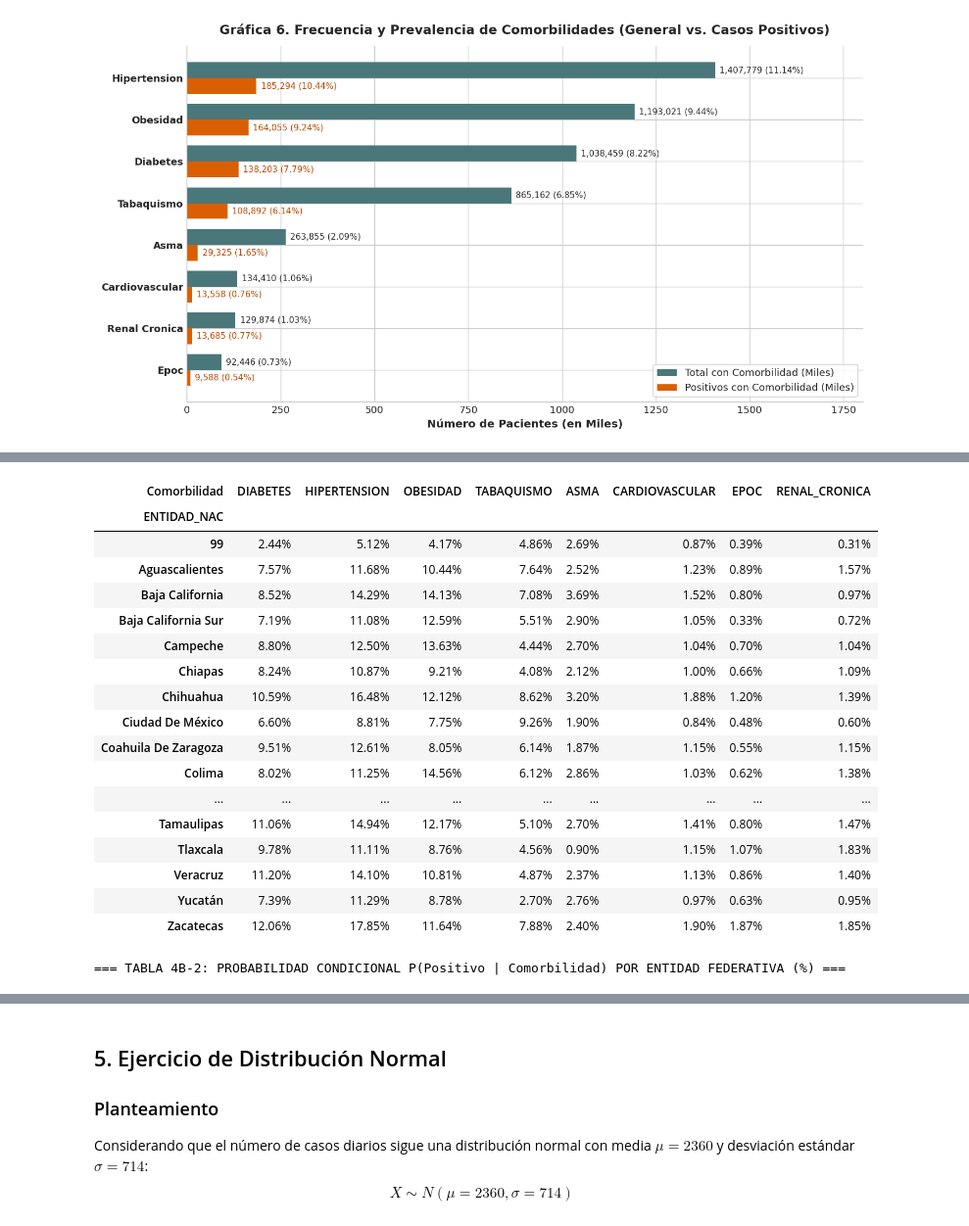
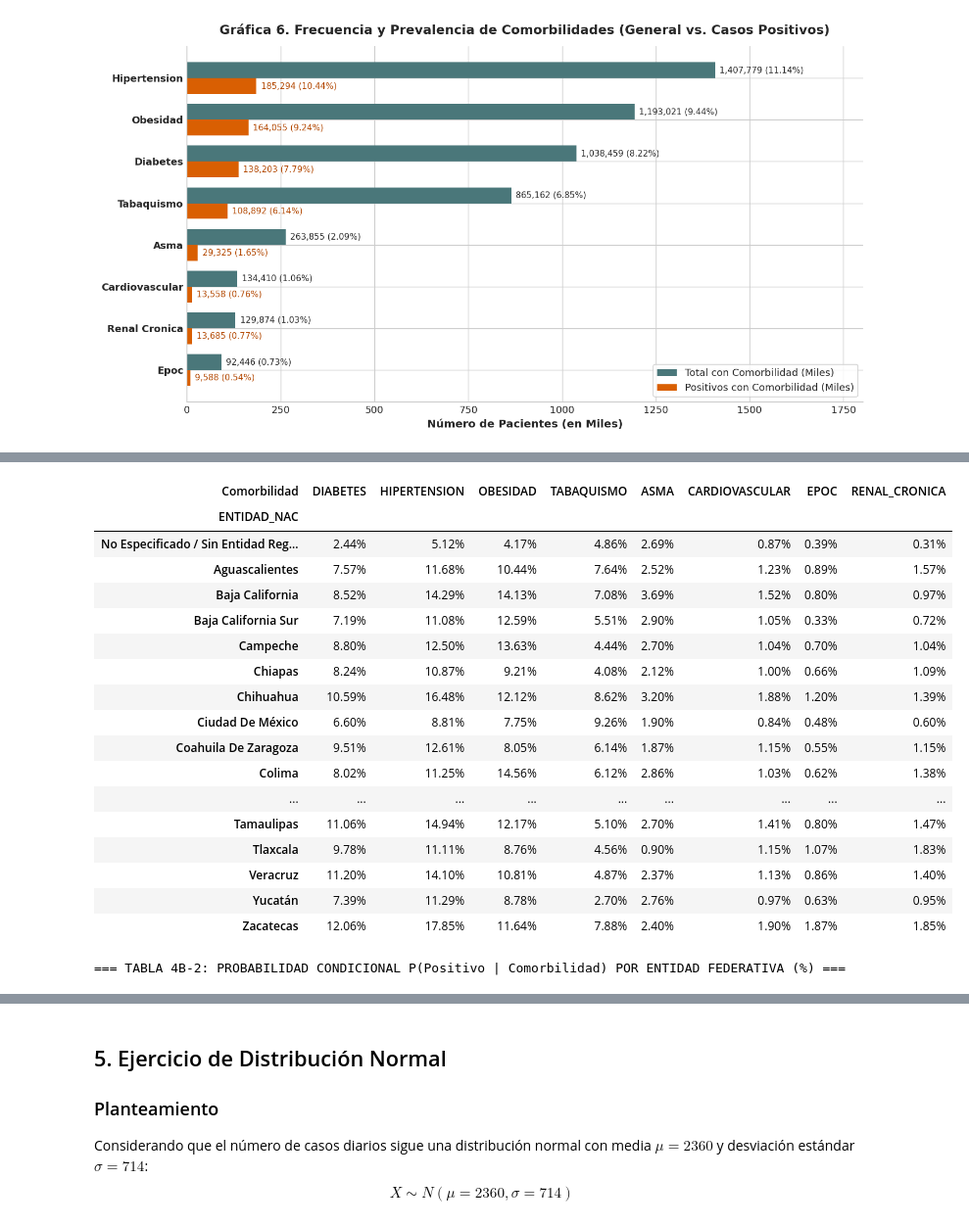
Before and after one commit to 25041098-mxitd/Covid19-Estadistica-Itd-Unidad-VI, a Jupyter notebook: Analisis_COVID19_Mexico_2020_2021.ipynb, the cells around one changed output, grey strips where cells are left out. Shown at 98% size. Saved outputs shown, nothing was run; the diff lists cells and outputs as text; code cells hidden in the pictures.

```diff
--- a/Analisis_COVID19_Mexico_2020_2021.ipynb
+++ b/Analisis_COVID19_Mexico_2020_2021.ipynb
@@ -484,39 +669,110 @@ display(df_prob_nacional.style.format({
 # %%
 # Probabilidades desglosadas por entidad federativa
+
 registros_estado = []
 
 df['_IS_POS'] = (df['RESULTADO_ANTIGENO'] == 'Positivo').astype('int8')
 
 for col in comorbilidades_lista:
-    sub = df[df[col].isin(['Si', 'No'])][['ENTIDAD_NAC', col, '_IS_POS']].copy()
+
+    sub = df[df[col].isin(['Si', 'No'])][
+        ['ENTIDAD_NAC', col, '_IS_POS']
+    ].copy()
+
     sub['_IS_SI'] = (sub[col] == 'Si').astype('int8')
     sub['_SI_Y_POS'] = (sub['_IS_SI'] & sub['_IS_POS']).astype('int8')
 
-    grp = sub.groupby('ENTIDAD_NAC', observed=False).agg(
+    grp = sub.groupby(
+        'ENTIDAD_NAC',
+        observed=False
+    ).agg(
         N_Validos=('_IS_SI', 'count'),
         N_Comorb=('_IS_SI', 'sum'),
         N_Pos_Comorb=('_SI_Y_POS', 'sum')
     ).reset_index()
 
     grp['Comorbilidad'] = col
-    grp['P_Simple_Comorb'] = grp['N_Comorb'] / grp['N_Validos']
-    grp['P_Cond_Pos_dado_Comorb'] = np.where(grp['N_Comorb'] > 0, grp['N_Pos_Comorb'] / grp['N_Comorb'], 0.0)
+
+    grp['P_Simple_Comorb'] = (
+        grp['N_Comorb'] / grp['N_Validos']
+    )
+
+    grp['P_Cond_Pos_dado_Comorb'] = np.where(
+        grp['N_Comorb'] > 0,
+        grp['N_Pos_Comorb'] / grp['N_Comorb'],
+        0.0
+    )
+
     registros_estado.append(grp)
 
 df.drop(columns=['_IS_POS'], inplace=True)
+
 gc.collect()
 
-df_prob_estados = pd.concat(registros_estado, ignore_index=True)
+df_prob_estados = pd.concat(
+    registros_estado,
+    ignore_index=True
+)
 
-matriz_p_simple = df_prob_estados.pivot(index='ENTIDAD_NAC', columns='Comorbilidad', values='P_Simple_Comorb') * 100
+matriz_p_simple = (
+    df_prob_estados
+    .pivot(
+        index='ENTIDAD_NAC',
+        columns='Comorbilidad',
+        values='P_Simple_Comorb'
+    ) * 100
+)
+
 matriz_p_simple = matriz_p_simple[comorbilidades_lista]
 
-matriz_p_cond = df_prob_estados.pivot(index='ENTIDAD_NAC', columns='Comorbilidad', values='P_Cond_Pos_dado_Comorb') * 100
+matriz_p_cond = (
+    df_prob_estados
+    .pivot(
+        index='ENTIDAD_NAC',
+        columns='Comorbilidad',
+        values='P_Cond_Pos_dado_Comorb'
+    ) * 100
+)
+
 matriz_p_cond = matriz_p_cond[comorbilidades_lista]
 
-print("=== TABLA 4B-1: PROBABILIDAD SIMPLE P(Comorbilidad) POR ENTIDAD FEDERATIVA (%) ===")
-display(matriz_p_simple.style.format('{:.2f}%').background_gradient(cmap='YlGnBu', axis=None))
+# Renombrar código 99 para facilitar la interpretación
 
-print("\n=== TABLA 4B-2: PROBABILIDAD CONDICIONAL P(Positivo | Comorbilidad) POR ENTIDAD FEDERATIVA (%) ===")
-display(matriz_p_cond.style.format('{:.2f}%').background_gradient(cmap='OrRd', axis=None))
+matriz_p_simple = matriz_p_simple.rename(
+    index={'99': 'No Especificado / Sin Entidad Registrada'}
+)
+
+matriz_p_simple = matriz_p_simple.rename(
+    index={99: 'No Especificado / Sin Entidad Registrada'}
+)
+
+matriz_p_cond = matriz_p_cond.rename(
+    index={'99': 'No Especificado / Sin Entidad Registrada'}
+)
+
+matriz_p_cond = matriz_p_cond.rename(
+    index={99: 'No Especificado / Sin Entidad Registrada'}
+)
+
+print(
+    "=== TABLA 4B-1: PROBABILIDAD CONDICIONAL "
+    "P(Comorbilidad | Entidad Federativa) (%) ==="
+)
+
+display(
+    matriz_p_simple.style
+    .format('{:.2f}%')
+    .background_gradient(cmap='YlGnBu', axis=None)
+)
+
+print(
+    "\n=== TABLA 4B-2: PROBABILIDAD CONDICIONAL "
+    "P(Positivo | Comorbilidad) POR ENTIDAD FEDERATIVA (%) ==="
+)
+
+display(
+    matriz_p_cond.style
+    .format('{:.2f}%')
+    .background_gradient(cmap='OrRd', axis=None)
+)
 # %% [output]
@@ -524,6 +780,6 @@ display(matriz_p_cond.style.format('{:.2f}%').background_gradient(cmap='OrRd', a
 | Comorbilidad | DIABETES | HIPERTENSION | OBESIDAD | TABAQUISMO | ASMA | CARDIOVASCULAR | EPOC | RENAL_CRONICA |
 | ENTIDAD_NAC |  |  |  |  |  |  |  |  |
-| 99 | 2.44% | 5.12% | 4.17% | 4.86% | 2.69% | 0.87% | 0.39% | 0.31% |
+| No Especificado / Sin Entidad Reg... | 2.44% | 5.12% | 4.17% | 4.86% | 2.69% | 0.87% | 0.39% | 0.31% |
 | Aguascalientes | 7.57% | 11.68% | 10.44% | 7.64% | 2.52% | 1.23% | 0.89% | 1.57% |
 | Baja California | 8.52% | 14.29% | 14.13% | 7.08% | 3.69% | 1.52% | 0.80% | 0.97% |
 | Baja California Sur | 7.19% | 11.08% | 12.59% | 5.51% | 2.90% | 1.05% | 0.33% | 0.72% |
```
Also changed, not shown: parts of 20 cells of this notebook.
